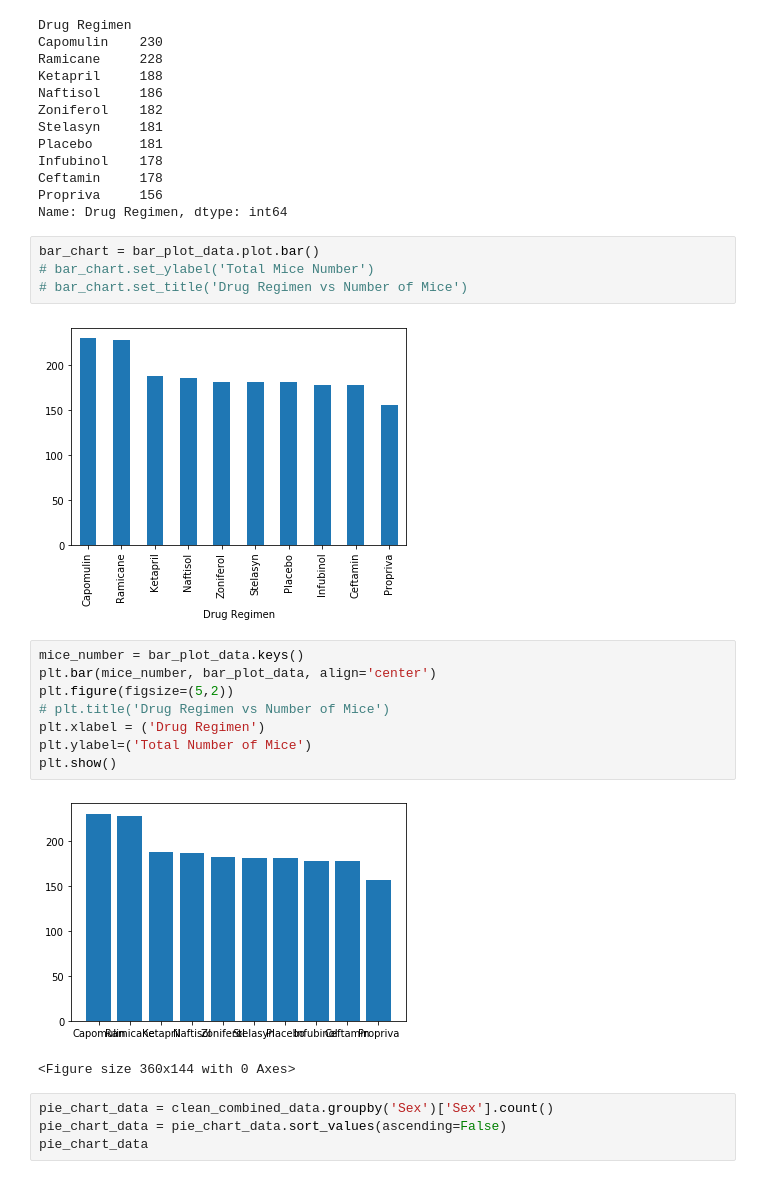
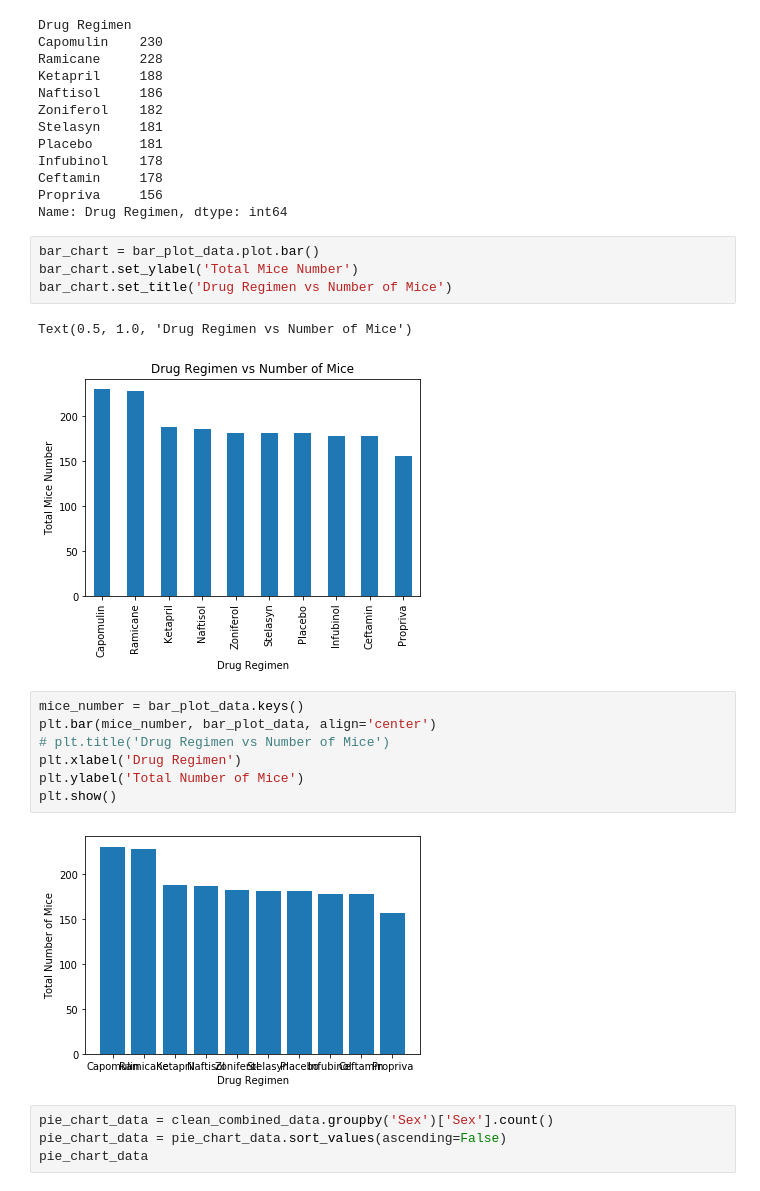
Before and after one commit to gotar1/Pymaceuticals, a Jupyter notebook: Pymaceuticals/pymaceuticals.ipynb, the cells around one changed output. Saved outputs shown, nothing was run; the diff lists cells and outputs as text.

```diff
--- a/Pymaceuticals/pymaceuticals.ipynb
+++ b/Pymaceuticals/pymaceuticals.ipynb
@@ -125,21 +126,20 @@ Propriva     156
 Name: Drug Regimen, dtype: int64
 # %%
 bar_chart = bar_plot_data.plot.bar()
-# bar_chart.set_ylabel('Total Mice Number')
-# bar_chart.set_title('Drug Regimen vs Number of Mice')
+bar_chart.set_ylabel('Total Mice Number')
+bar_chart.set_title('Drug Regimen vs Number of Mice')
 # %% [output]
+Text(0.5, 1.0, 'Drug Regimen vs Number of Mice')
-[figure, old version]
+[figure, new version]
 # %%
 mice_number = bar_plot_data.keys()
 plt.bar(mice_number, bar_plot_data, align='center')
-plt.figure(figsize=(5,2))
 # plt.title('Drug Regimen vs Number of Mice')
-plt.xlabel = ('Drug Regimen')
-plt.ylabel=('Total Number of Mice')
+plt.xlabel('Drug Regimen')
+plt.ylabel('Total Number of Mice')
 plt.show()
 # %% [output]
-[figure, old version]
+[figure, new version]
-<Figure size 360x144 with 0 Axes>
 # %%
 pie_chart_data = clean_combined_data.groupby('Sex')['Sex'].count()
 pie_chart_data = pie_chart_data.sort_values(ascending=False)
```
Also changed, not shown: parts of 9 cells of this notebook.
